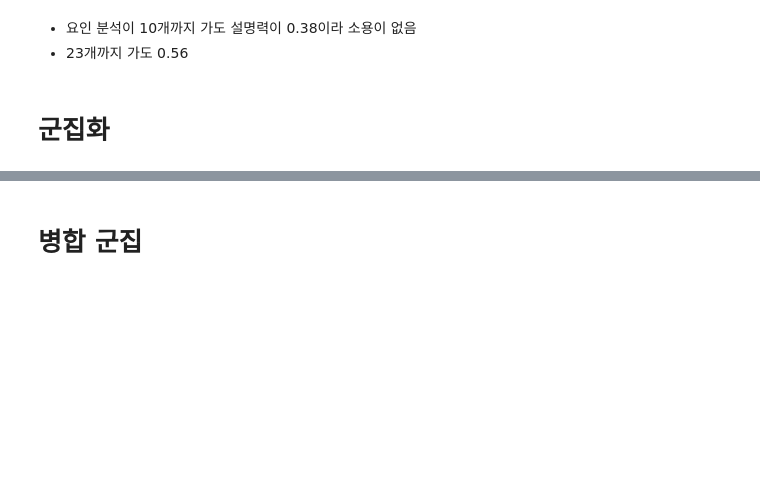
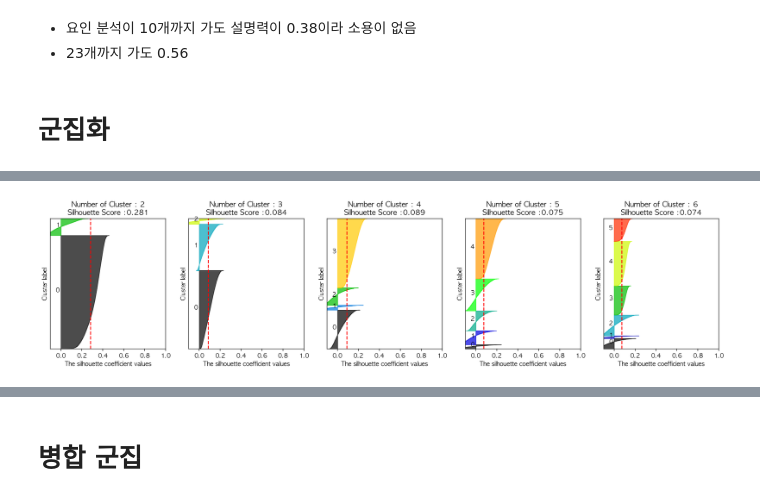
Before and after one commit to NayeonKeum/BigContest2022, a Jupyter notebook: code/clustering_nkeum.ipynb, the cells around one changed output, grey strips where cells are left out. Drawn from its saved outputs; the diff is of its cells as text; code cells hidden in the pictures; blank space fills up the shorter version.

```diff
--- a/code/clustering_nkeum.ipynb
+++ b/code/clustering_nkeum.ipynb
@@ -505,2 +615,4 @@ def visualize_silhouette_kmeans(cluster_lists, X_features):
 # %%
-visualize_silhouette_kmeans([3, 4, 5, 6], X_cluster)
+visualize_silhouette_kmeans([2, 3, 4, 5, 6], X_cluster) # 1시간 20분
+# %% [output]
+[figure, added]
```
Also changed, not shown: parts of 24 cells of this notebook.
